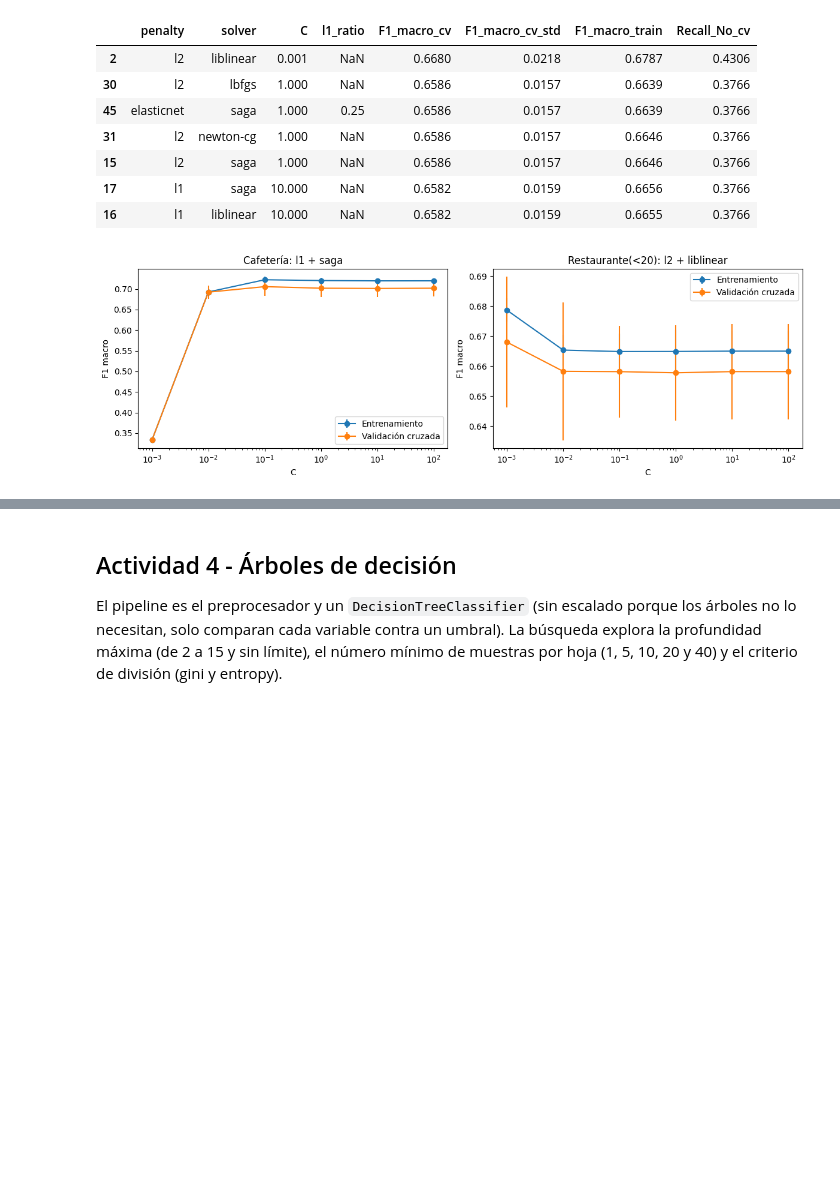
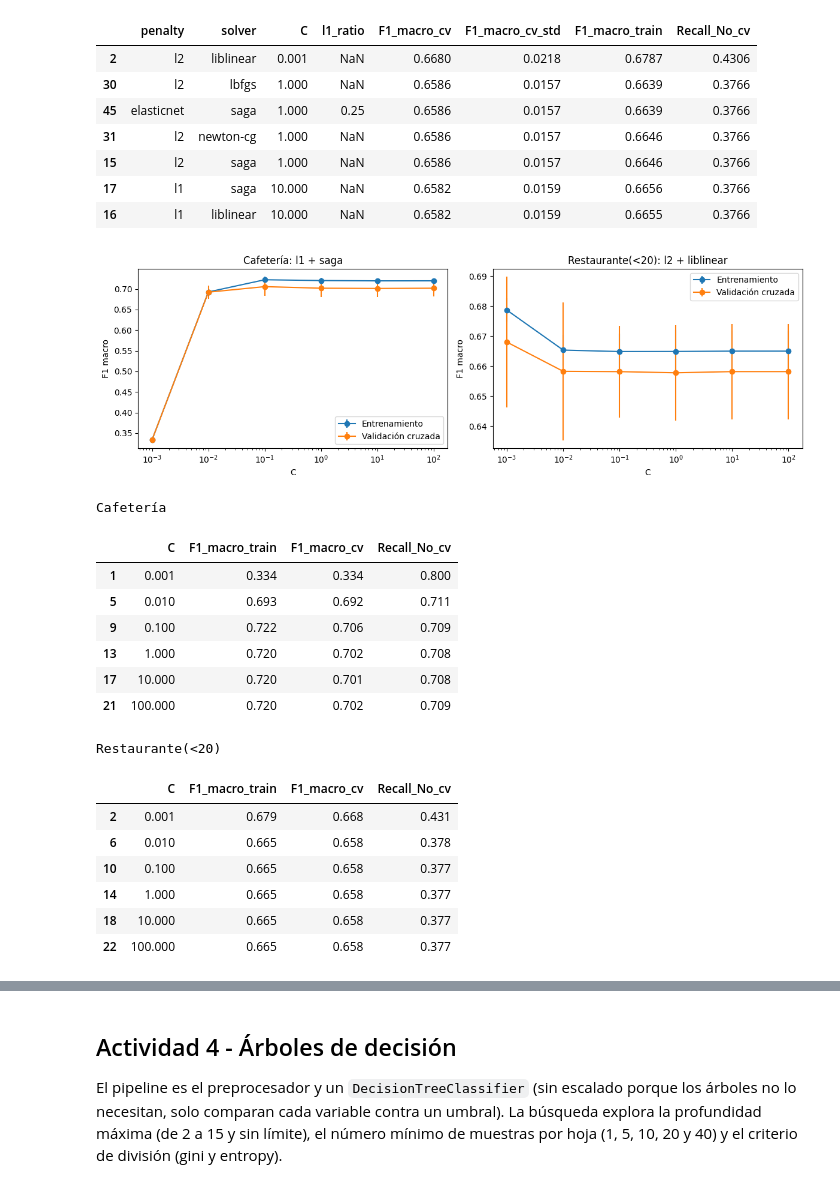
Before and after one commit to jfsaenz/Lab-1-ML, a Jupyter notebook: lab3/Laboratorio3_Clasificacion.ipynb, the cells around one changed output, grey strips where cells are left out. Cells and saved outputs as stored; diff of their text form; code cells hidden in the pictures; blank space fills up the shorter version.

```diff
--- a/lab3/Laboratorio3_Clasificacion.ipynb
+++ b/lab3/Laboratorio3_Clasificacion.ipynb
@@ -581,26 +670,53 @@ Restaurante(<20)
 # %%
 # Efecto de C (inverso de la fuerza de regularizacion) en el F1, con el mejor solver/penalty de cada cupon
 fig, axes = plt.subplots(1, 2, figsize=(12, 4))
 for ax, tipo in zip(axes, TIPOS):
     gs = modelos[tipo]["Regresión logística"]
     res = pd.DataFrame(gs.cv_results_)
     mejor = gs.best_params_
     filtro = (res["param_modelo__penalty"] == mejor["modelo__penalty"]) & (res["param_modelo__solver"] == mejor["modelo__solver"])
     if "modelo__l1_ratio" in mejor:
         filtro &= res["param_modelo__l1_ratio"] == mejor["modelo__l1_ratio"]
     sub = res[filtro].sort_values("param_modelo__C")
     C = sub["param_modelo__C"].astype(float)
     ax.errorbar(C, sub["mean_train_F1_macro"], yerr=sub["std_train_F1_macro"], marker="o", label="Entrenamiento")
     ax.errorbar(C, sub["mean_test_F1_macro"], yerr=sub["std_test_F1_macro"], marker="o", label="Validación cruzada")
     ax.set_xscale("log")
     ax.set_xlabel("C")
     ax.set_ylabel("F1 macro")
     ax.set_title(f"{tipo}: {mejor['modelo__penalty']} + {mejor['modelo__solver']}")
     ax.legend()
 plt.tight_layout()
 plt.show()
+
+# Mismos valores de la grafica en tabla
+for tipo in TIPOS:
+    gs = modelos[tipo]["Regresión logística"]
+    res = pd.DataFrame(gs.cv_results_)
+    mejor = gs.best_params_
+    filtro = (res["param_modelo__penalty"] == mejor["modelo__penalty"]) & (res["param_modelo__solver"] == mejor["modelo__solver"])
+    print(tipo)
+    display(res[filtro].sort_values("param_modelo__C")[["param_modelo__C", "mean_train_F1_macro", "mean_test_F1_macro", "mean_test_Recall_No"]]
+            .rename(columns={"param_modelo__C": "C", "mean_train_F1_macro": "F1_macro_train",
+                             "mean_test_F1_macro": "F1_macro_cv", "mean_test_Recall_No": "Recall_No_cv"}).round(3))
 # %% [output]
 [figure]
+Cafetería
+|  | C | F1_macro_train | F1_macro_cv | Recall_No_cv |
+| 1 | 0.001 | 0.334 | 0.334 | 0.800 |
+| 5 | 0.010 | 0.693 | 0.692 | 0.711 |
+| 9 | 0.100 | 0.722 | 0.706 | 0.709 |
+| 13 | 1.000 | 0.720 | 0.702 | 0.708 |
+| 17 | 10.000 | 0.720 | 0.701 | 0.708 |
+| 21 | 100.000 | 0.720 | 0.702 | 0.709 |
+Restaurante(<20)
+|  | C | F1_macro_train | F1_macro_cv | Recall_No_cv |
+| 2 | 0.001 | 0.679 | 0.668 | 0.431 |
+| 6 | 0.010 | 0.665 | 0.658 | 0.378 |
+| 10 | 0.100 | 0.665 | 0.658 | 0.377 |
+| 14 | 1.000 | 0.665 | 0.658 | 0.377 |
+| 18 | 10.000 | 0.665 | 0.658 | 0.377 |
+| 22 | 100.000 | 0.665 | 0.658 | 0.377 |
 # %% [markdown]
 En **Cafetería** la mejor combinación fue L1 con saga y C=0.1, con un F1 macro en validación cruzada de 0.706 (± 0.023). Lo interesante es que todas las combinaciones de regularización y solver quedaron prácticamente empatadas (entre 0.703 y 0.706), o sea que acá el solver casi no importa, lo que importa es escoger bien C. La L1 llevó 12 de las 55 columnas a cero (se ve más adelante en la actividad 8), lo que ayuda a simplificar el modelo sin perder desempeño. El F1 de entrenamiento (0.722) y el de validación (0.706) están cerca, entonces no hay sobreajuste, el modelo más bien se queda corto (es lineal y el problema tiene interacciones).
 
```
Also changed, not shown: parts of 21 cells of this notebook, 3 other files.
